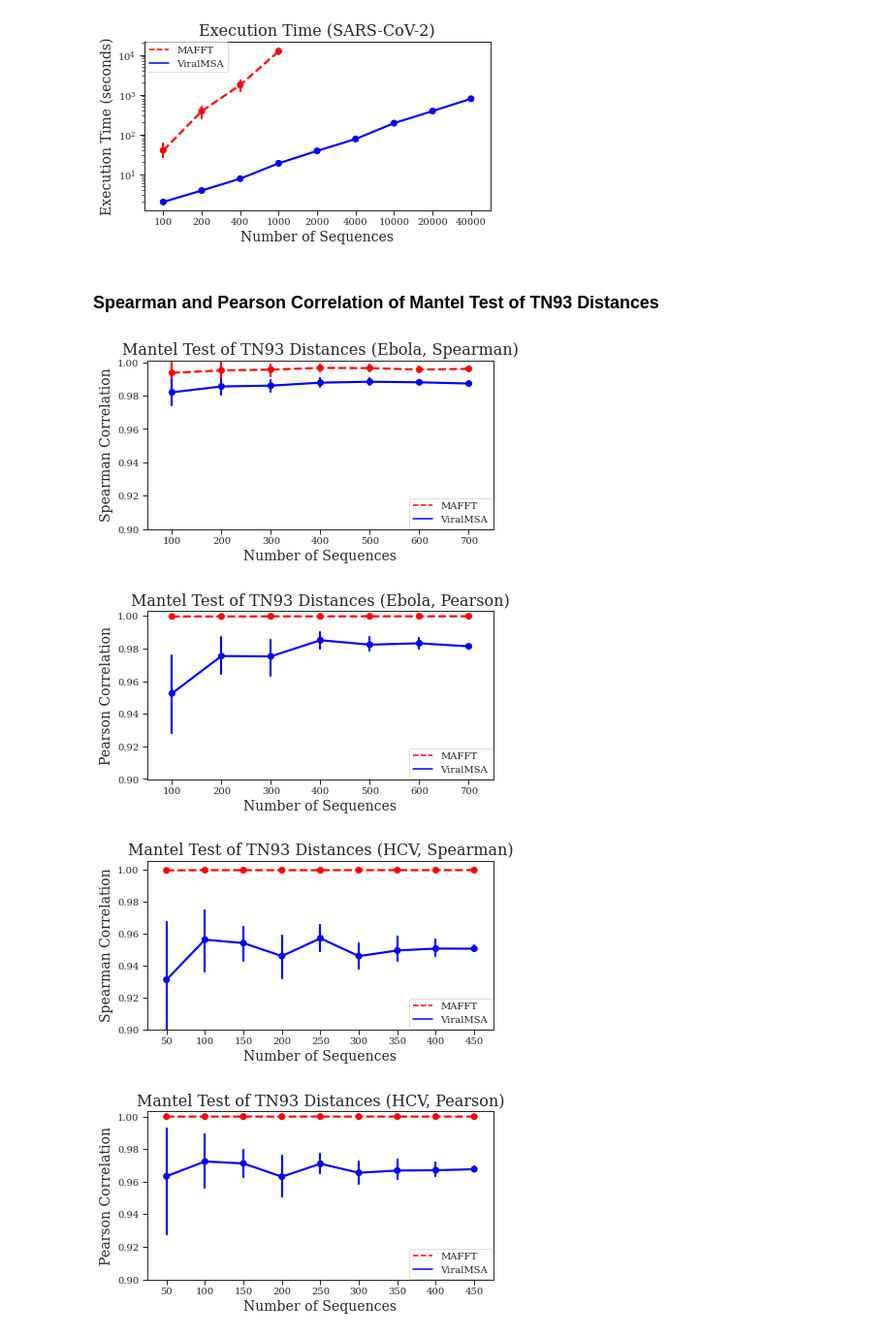
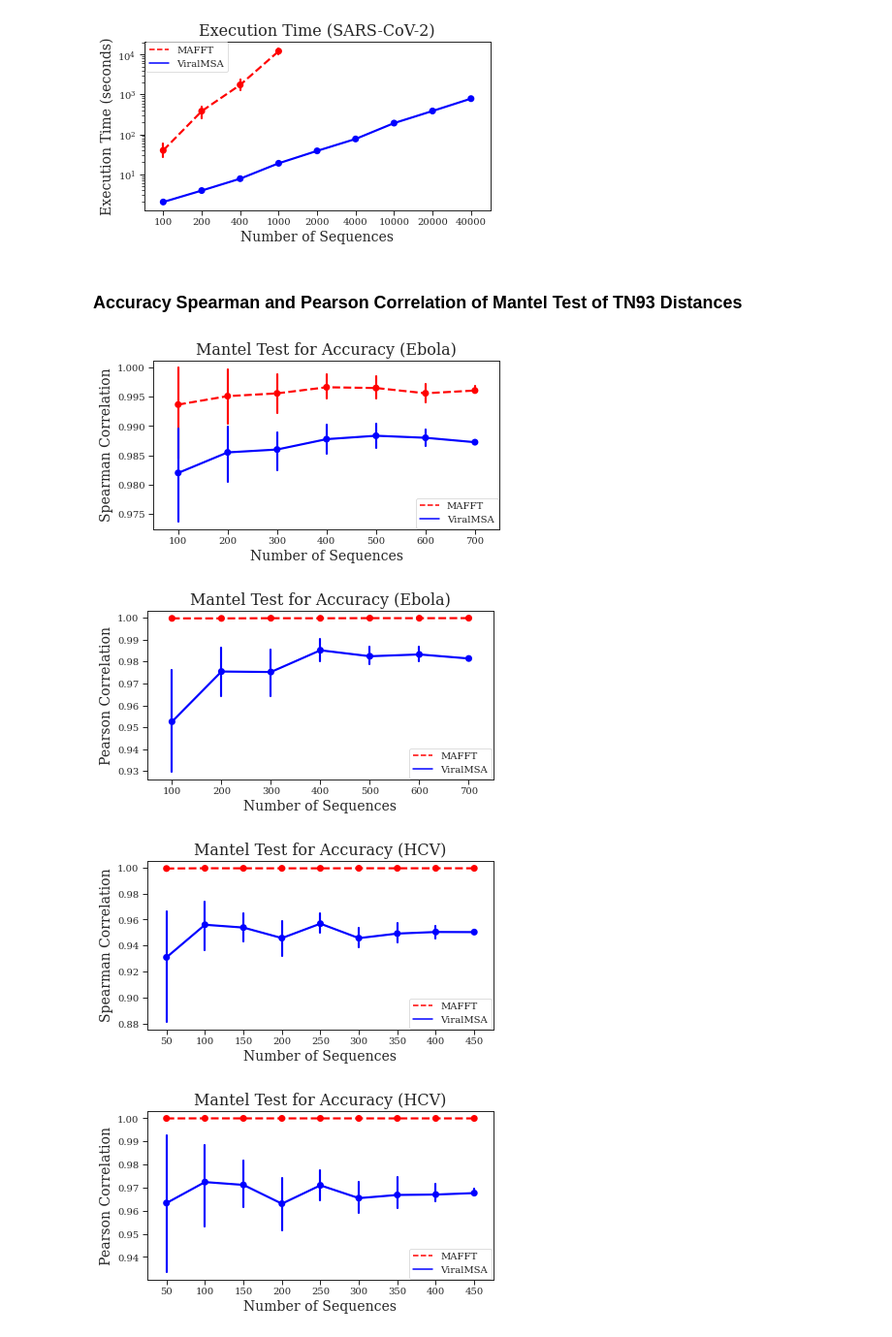
Before and after one commit to niemasd/ViralMSA-Paper, a Jupyter notebook: scripts/Figures.ipynb, the cells around one changed output. Shown: that part at 97% size. Drawn from its saved outputs; the diff is of its cells as text; code cells hidden in the pictures.

Commit message:
Updated figures

```diff
--- a/scripts/Figures.ipynb
+++ b/scripts/Figures.ipynb
@@ -63,27 +63,27 @@ for v in ['EBOLA', 'HCV', 'HIV1', 'SARSCOV2']:
 [figure]
 [figure]
 # %% [markdown]
-### Spearman and Pearson Correlation of Mantel Test of TN93 Distances
+### Accuracy Spearman and Pearson Correlation of Mantel Test of TN93 Distances
 # %%
 for v in ['EBOLA', 'HCV', 'HIV1']:
     for c in ['spearman','pearson']:
         fig = plt.figure(figsize=(6.4,3.2))
         for m in ['mafft', 'viralmsa']:
             x = list(); y = list()
             for n in sorted(int(d.split('/')[-1]) for d in glob('../data/%s/*0' % v)):
                 for fn in glob('../data/%s/%d/%d.*.%s.tn93.mantel.%s.txt' % (v,n,n,m,c)):
                     x.append(n); y.append(float(open(fn).read().split(':')[1]))
             pointplot(x=x, y=y, color=color[m], linestyles=linestyle[m])
             #boxenplot(x=x, y=y, color=color[m])#, linestyles=linestyle[m])
-        plt.ylim(ymin=0.9)
-        plt.title("Mantel Test of TN93 Distances (%s, %s)" % (translate[v], c.capitalize()))
+        #plt.ylim(ymin=0.9)
+        plt.title("Mantel Test for Accuracy (%s)" % translate[v])
         plt.xlabel("Number of Sequences")
         plt.ylabel("%s Correlation" % c.capitalize())
         handles = [Line2D([0],[0],color=color[m],label=translate[m],linestyle=linestyle[m],linewidth=1.5) for m in ['mafft','viralmsa']]
         legend = plt.legend(handles=handles,bbox_to_anchor=(0.995, 0.005), loc='lower right', borderaxespad=0., frameon=True)
-        fig.savefig('%s/%s.mantel.%s.pdf'%(FIGDIR,v,c), format='pdf', bbox_inches='tight')
+        fig.savefig('%s/%s.mantel.accuracy.%s.pdf'%(FIGDIR,v,c), format='pdf', bbox_inches='tight')
 # %% [output]
-[figure, old version]
+[figure, new version]
-[figure, old version]
+[figure, new version]
-[figure, old version]
+[figure, new version]
-[figure, old version]
+[figure, new version]
```
Also changed, not shown: parts of 3 cells of this notebook, 18 other files.
